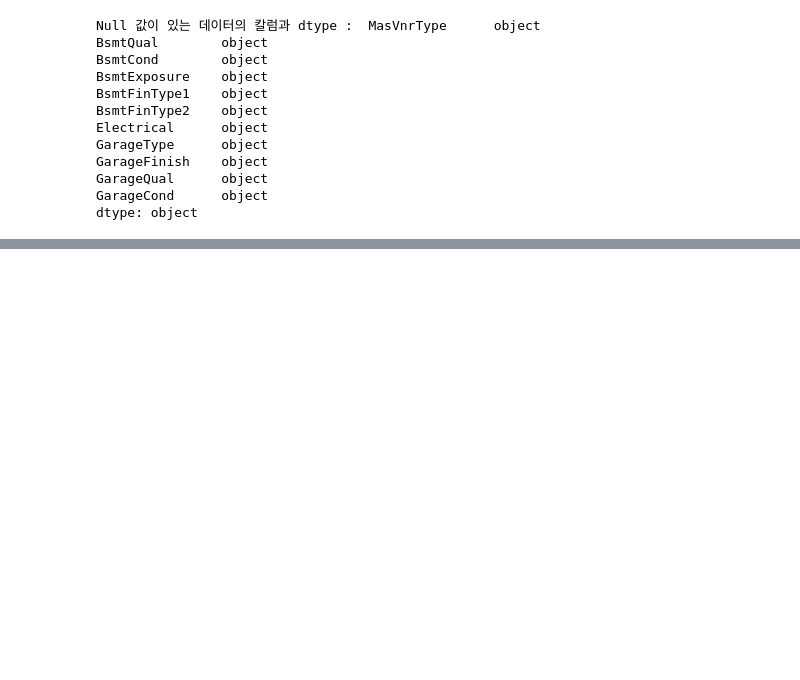
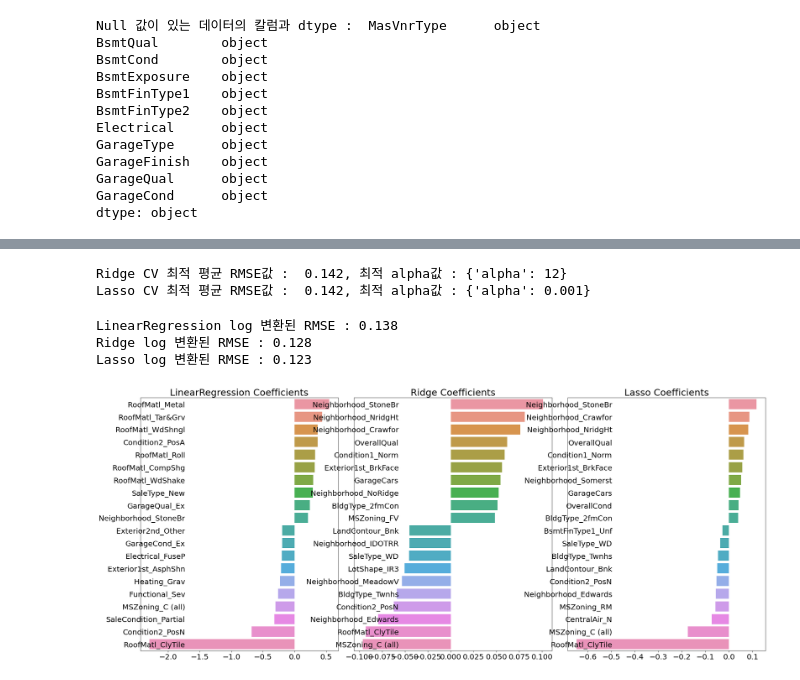
Before and after one commit to ksh960910/ML, a Jupyter notebook: house prices prediction.ipynb, the cells around one changed output, grey strips where cells are left out. Saved outputs shown, nothing was run; the diff lists cells and outputs as text; code cells hidden in the pictures; blank space fills up the shorter version.

```diff
--- a/house prices prediction.ipynb
+++ b/house prices prediction.ipynb
@@ -107,0 +228,35 @@ dtype: object
+# %%
+def best_params(model, params):
+    grid_model = GridSearchCV(model, param_grid=params,
+                             scoring='neg_mean_squared_error', cv=5)
+    grid_model.fit(X_data, y_target)
+    rmse = np.sqrt(-1 * grid_model.best_score_)
+    print(f'{model.__class__.__name__} CV 최적 평균 RMSE값 : {rmse : .3f}, 최적 alpha값 : {grid_model.best_params_}')
+    return grid_model.best_estimator_
+
+ridge_params = {'alpha' : [0.05,0.1, 1, 5,8,10,12,15,20]}
+lasso_params = {'alpha' : [0.001,0.005,0.008,0.05,0.03,0.1, 0.5, 1.5 ,10]}
+best_ridge = best_params(ridge_reg, ridge_params)
+best_lasso = best_params(lasso_reg, lasso_params)
+# %% [output]
+Ridge CV 최적 평균 RMSE값 :  0.142, 최적 alpha값 : {'alpha': 12}
+Lasso CV 최적 평균 RMSE값 :  0.142, 최적 alpha값 : {'alpha': 0.001}
+# %%
+lr_reg = LinearRegression()
+lr_reg.fit(X_train, y_train)
+
+ridge_reg = Ridge(alpha=12)
+ridge_reg.fit(X_train, y_train)
+
+lasso_reg = Lasso(alpha=0.001)
+lasso_reg.fit(X_train, y_train)
+
+models = [lr_reg, ridge_reg, lasso_reg]
+get_rmses(models)
+
+coef_graph(models)
+# %% [output]
+LinearRegression log 변환된 RMSE : 0.138
+Ridge log 변환된 RMSE : 0.128
+Lasso log 변환된 RMSE : 0.123
+[figure, added]
```
Also changed, not shown: parts of 8 cells of this notebook.
